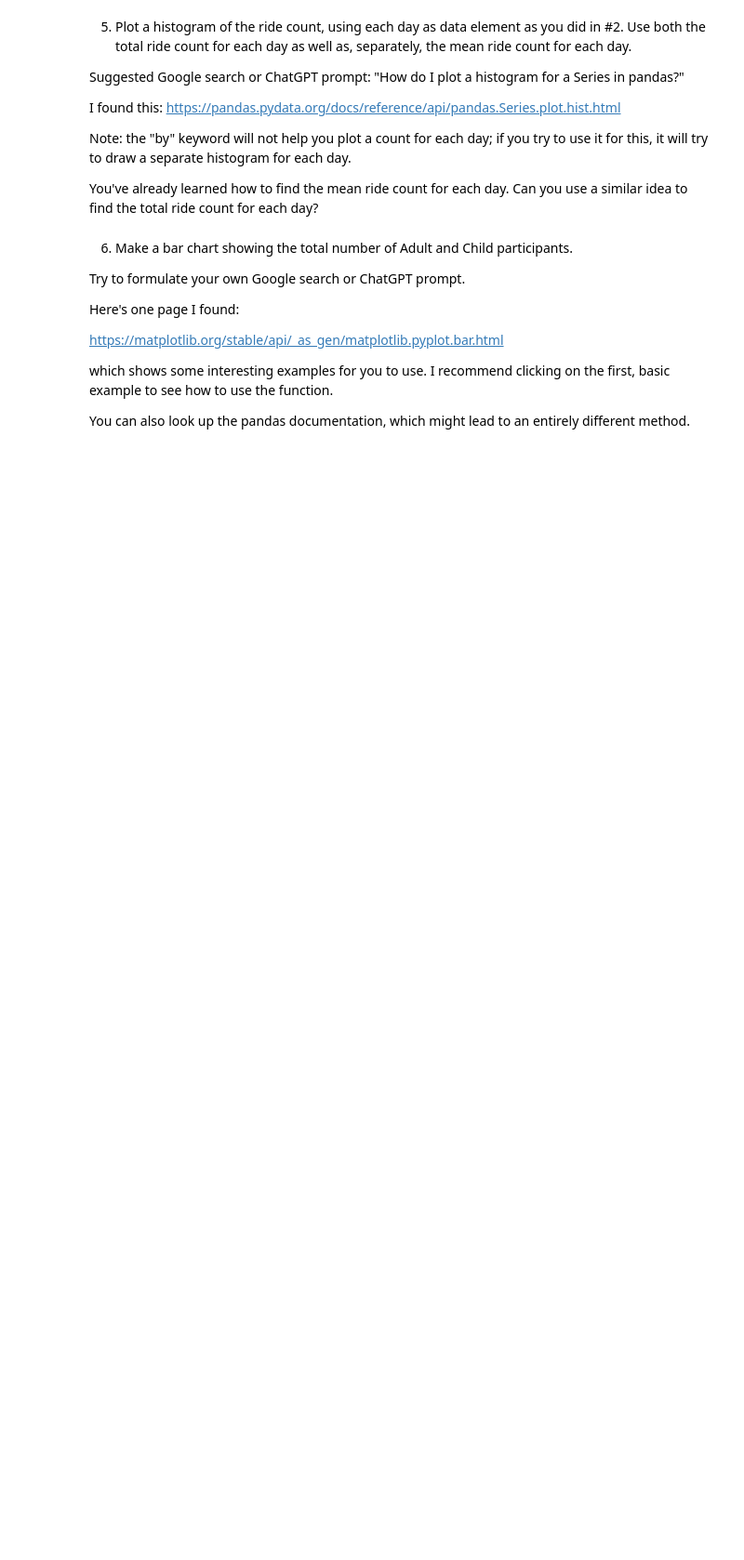
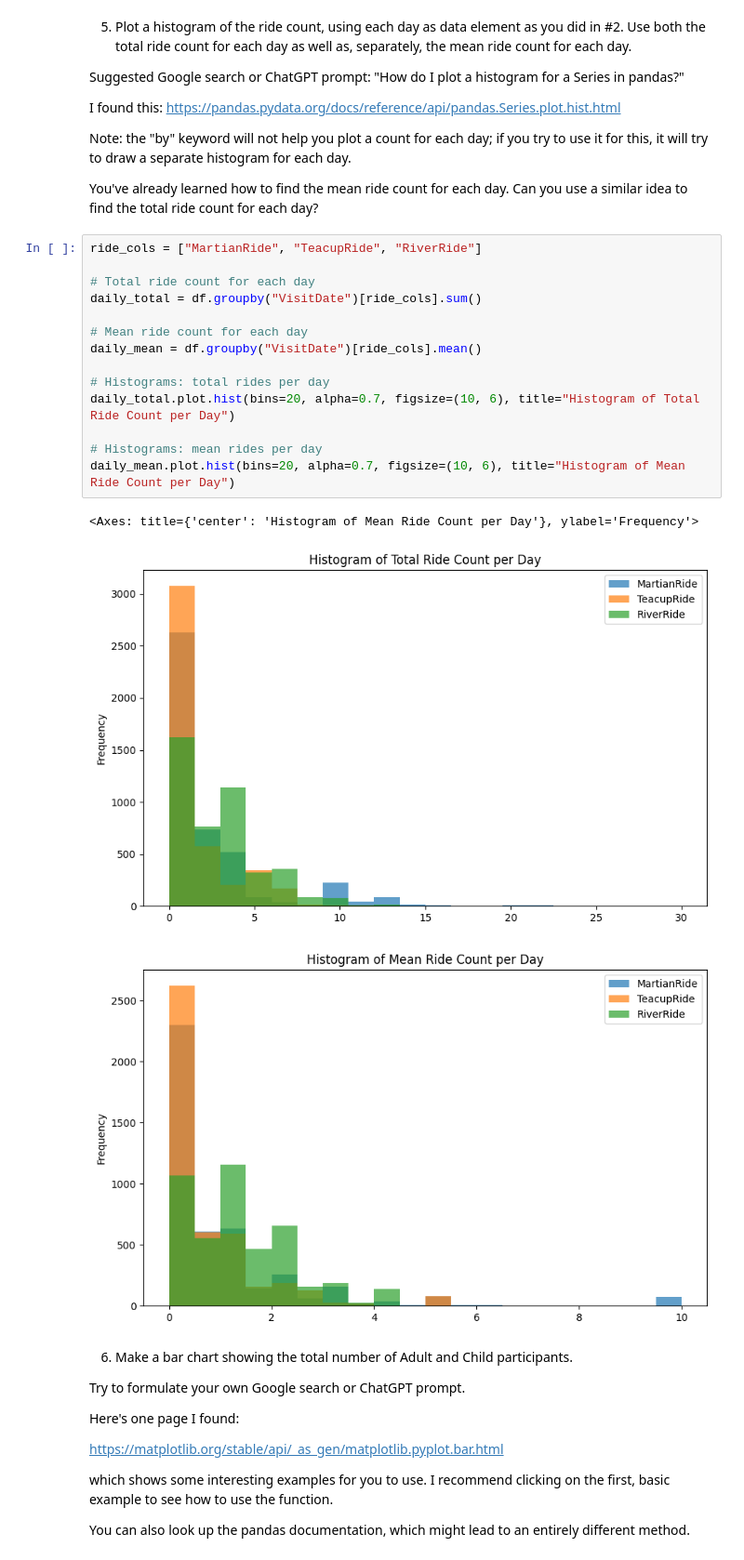
Before and after one commit to Ian123Ian595/Module-B-semester-2, a Jupyter notebook: Week3.ipynb, the cells around one changed output. Shown at 93% size. Cells and saved outputs as stored; diff of their text form; blank space fills up the shorter version.

```diff
--- a/Week3.ipynb
+++ b/Week3.ipynb
@@ -147,6 +281,24 @@ I found this: https://pandas.pydata.org/docs/reference/api/pandas.Series.plot.hi
 Note: the "by" keyword will not help you plot a count for each day; if you try to use it for this, it will try to draw a separate histogram for each day.
 
 You've already learned how to find the mean ride count for each day.  Can you use a similar idea to find the total ride count for each day?
+# %%
+ride_cols = ["MartianRide", "TeacupRide", "RiverRide"]
+
+# Total ride count for each day
+daily_total = df.groupby("VisitDate")[ride_cols].sum()
+
+# Mean ride count for each day
+daily_mean = df.groupby("VisitDate")[ride_cols].mean()
+
+# Histograms: total rides per day
+daily_total.plot.hist(bins=20, alpha=0.7, figsize=(10, 6), title="Histogram of Total Ride Count per Day")
+
+# Histograms: mean rides per day
+daily_mean.plot.hist(bins=20, alpha=0.7, figsize=(10, 6), title="Histogram of Mean Ride Count per Day")
+# %% [output]
+<Axes: title={'center': 'Histogram of Mean Ride Count per Day'}, ylabel='Frequency'>
+[figure, added]
+[figure, added]
 # %% [markdown]
 6. Make a bar chart showing the total number of Adult and Child participants.
 
```
Also changed, not shown: parts of 21 cells of this notebook, 1 other file.
